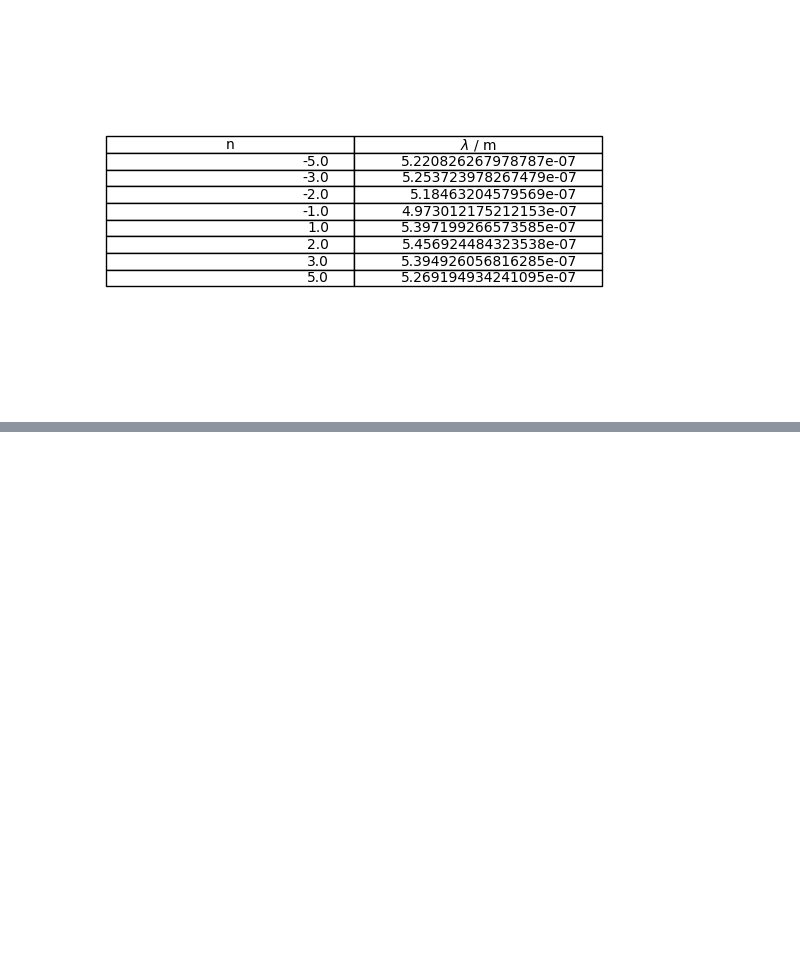
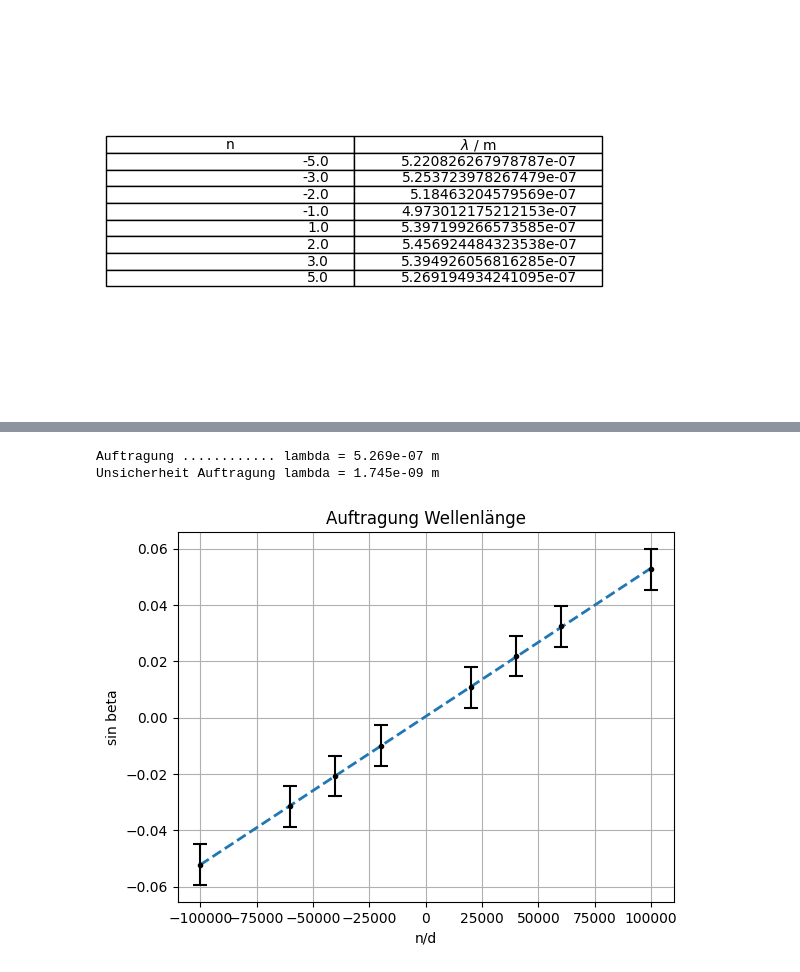
Before and after one commit to HansoTell/Computercafe, a Jupyter notebook: V2J/V2.ipynb, the cells around one changed output, grey strips where cells are left out. Drawn from its saved outputs; the diff is of its cells as text; code cells hidden in the pictures; blank space fills up the shorter version.

```diff
--- a/V2J/V2.ipynb
+++ b/V2J/V2.ipynb
@@ -324,6 +324,8 @@ Der Abstand zwischen Laser und gitter $z_0$ wurde gemessen als:
 z0 = 0.6918
 z0_std = 0.005
 
+yn_std = 0.005
+
 print("Mittelwert ....... z0 = %.4f m" % z0)
 print("Standartabweichung z0 = %.4f m" % z0_std)
 # %% [output]
@@ -499,0 +528,13 @@ Mittelwert lambda = 5.27e-07 m
+# %%
+#~~~~~~~~~~~~~~~~
+#Fehlerrechnung
+#~~~~~~~~~~~~~~~~
+
+#Wo grafisch ausgeben? Oder allgemein grafisch ausgeben?
+
+lmbda_lmbda_std = np.std(lmbda_lmbda)
+
+
+delta_betan_lmbda = np.sqrt((-yn_lmbda*yn_std/(z0**2 + yn_lmbda**2))**2 + (z0*z0_std/(yn_lmbda**2 + z0**2))**2)
+
+delta_sinBetan_lmbda = np.sqrt((np.cos(beta_lmbda) * delta_betan_lmbda)**2)
@@ -499,0 +545,22 @@ Mittelwert lambda = 5.27e-07 m
+# %%
+xData_lmbda = n_lmbda/d
+
+#Können die das verstehen? Also polyfit an sich ok aber fehler und was wenn es x fehler gibt was dann? Oder gibt es was besseres?
+p,cov = np.polyfit(xData_lmbda, sinBeta_lmbda, 1, w=1/delta_sinBetan_lmbda, cov=True)
+lmbda_graph,b = p
+delta_lmbda_graf = np.sqrt(cov[0,0])
+
+print(f"Auftragung ............ lambda = {lmbda_graph:.3e} m")
+print(f"Unsicherheit Auftragung lambda = {delta_lmbda_graf:.3e} m")
+
+plt.plot(xData_lmbda, lmbda_graph*xData_lmbda+b, linestyle="--", label=f"Fit: y = {lmbda_graph:.4f}x + {b:.4f}", linewidth=2)
+plt.errorbar(xData_lmbda, sinBeta_lmbda, yerr=delta_sinBetan_lmbda, fmt="o", markersize=3, capsize=5, capthick=1.5 , elinewidth= 1.5, color="black", ecolor="black")
+plt.xlabel("n/d")
+plt.ylabel("sin beta")
+plt.title("Auftragung Wellenlänge")
+plt.grid(True)
+plt.show()
+# %% [output]
+Auftragung ............ lambda = 5.269e-07 m
+Unsicherheit Auftragung lambda = 1.745e-09 m
+[figure, added]
```
Also changed, not shown: parts of 16 cells of this notebook, 2 other files.
